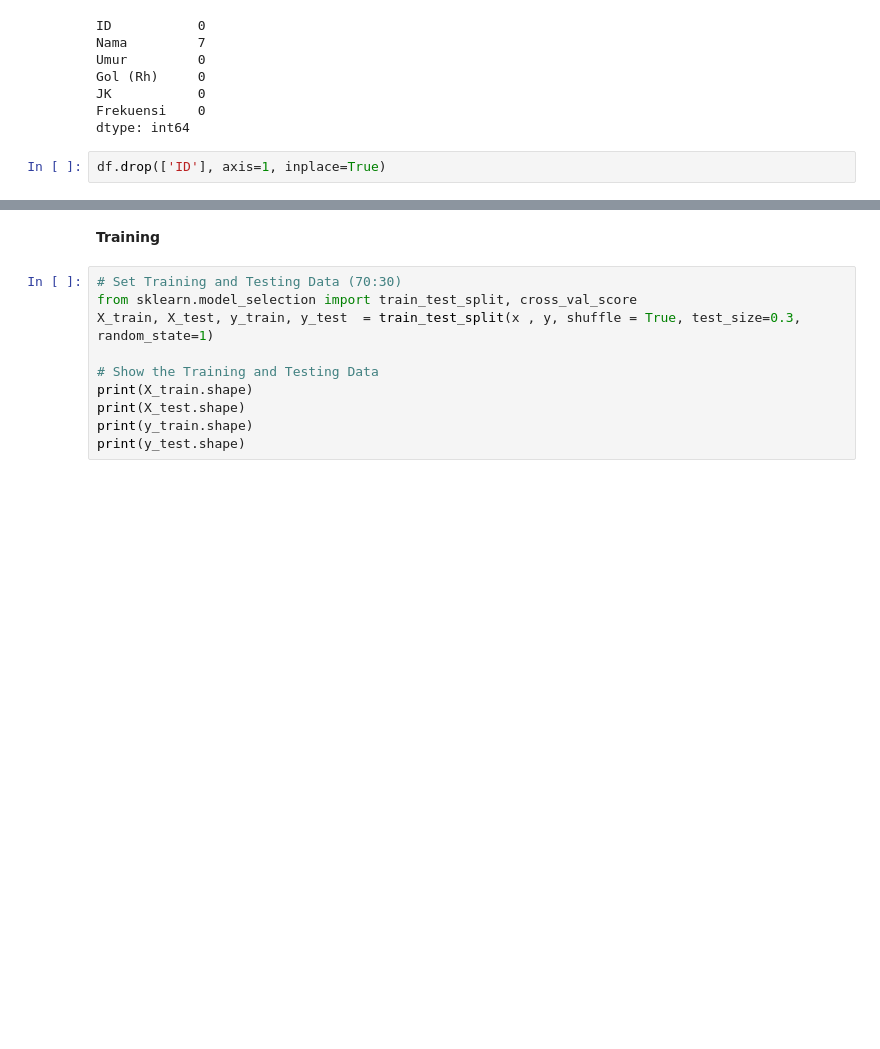
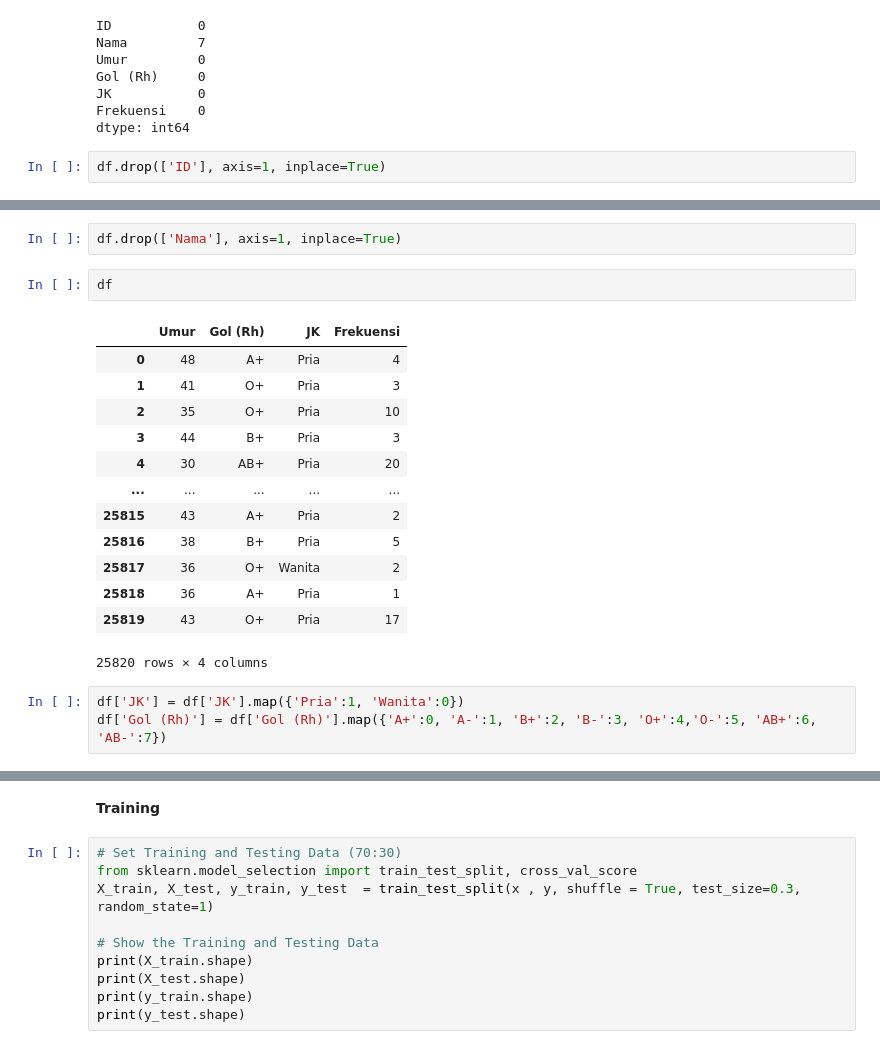
Before and after one commit to ds-dti/DS02_05_Attrition-Employee-Prediction, a Jupyter notebook: pre_processing.ipynb, the cells around one changed output, grey strips where cells are left out. Drawn from its saved outputs; the diff is of its cells as text; blank space fills up the shorter version.

```diff
--- a/pre_processing.ipynb
+++ b/pre_processing.ipynb
@@ -88,0 +89,21 @@ df
+# %%
+df.drop(['Nama'], axis=1, inplace=True)
+# %%
+df
+# %% [output]
+|  | Umur | Gol (Rh) | JK | Frekuensi |
+| 0 | 48 | A+ | Pria | 4 |
+| 1 | 41 | O+ | Pria | 3 |
+| 2 | 35 | O+ | Pria | 10 |
+| 3 | 44 | B+ | Pria | 3 |
+| 4 | 30 | AB+ | Pria | 20 |
+| ... | ... | ... | ... | ... |
+| 25815 | 43 | A+ | Pria | 2 |
+| 25816 | 38 | B+ | Pria | 5 |
+| 25817 | 36 | O+ | Wanita | 2 |
+| 25818 | 36 | A+ | Pria | 1 |
+| 25819 | 43 | O+ | Pria | 17 |
+25820 rows × 4 columns
+# %%
+df['JK'] = df['JK'].map({'Pria':1, 'Wanita':0})
+df['Gol (Rh)'] = df['Gol (Rh)'].map({'A+':0, 'A-':1, 'B+':2, 'B-':3, 'O+':4,'O-':5, 'AB+':6, 'AB-':7})
```
Also changed, not shown: parts of 13 cells of this notebook.
